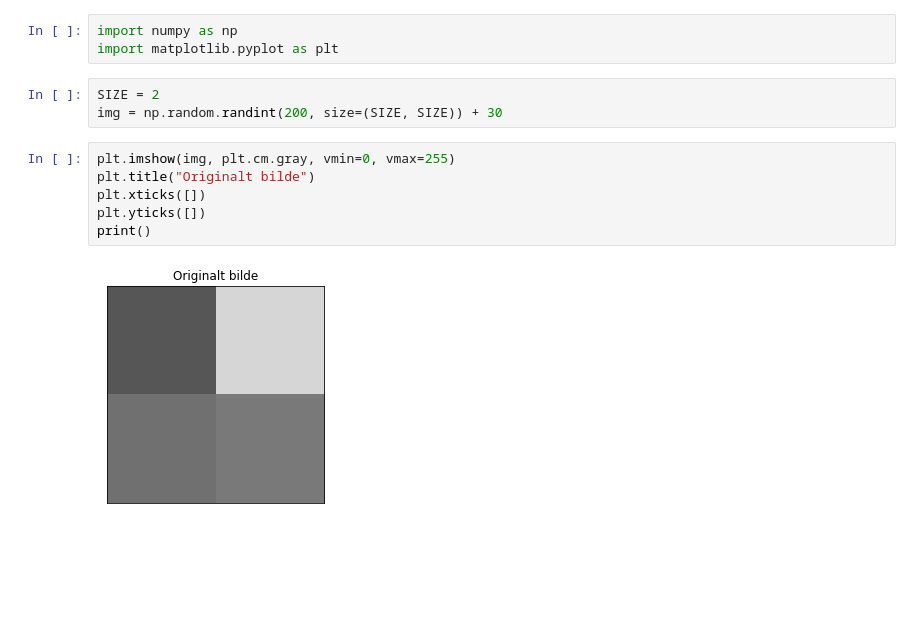
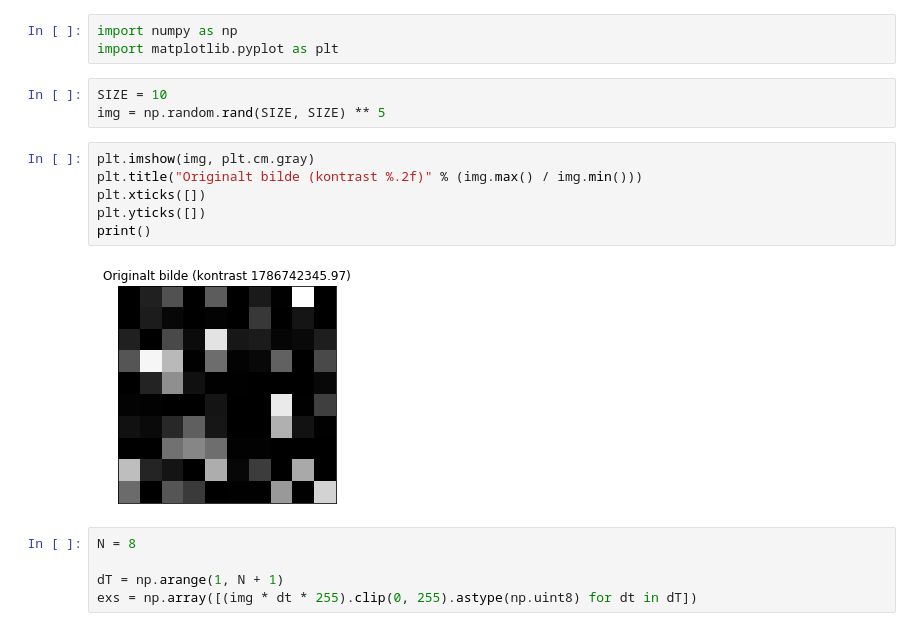
Before and after one commit to barskern/hdrie, a Jupyter notebook: notebooks/debevec_maliks.ipynb, the cells around one changed output. Drawn from its saved outputs; the diff is of its cells as text; blank space fills up the shorter version.

```diff
--- a/notebooks/debevec_maliks.ipynb
+++ b/notebooks/debevec_maliks.ipynb
@@ -2,14 +2,19 @@
 import numpy as np
 import matplotlib.pyplot as plt
 # %%
-SIZE = 2
-img = np.random.randint(200, size=(SIZE, SIZE)) + 30
+SIZE = 10
+img = np.random.rand(SIZE, SIZE) ** 5
 # %%
-plt.imshow(img, plt.cm.gray, vmin=0, vmax=255)
-plt.title("Originalt bilde")
+plt.imshow(img, plt.cm.gray)
+plt.title("Originalt bilde (kontrast %.2f)" % (img.max() / img.min()))
 plt.xticks([])
 plt.yticks([])
 print()
 # %% [output]
-[figure, old version]
+[figure, new version]
+# %%
+N = 8
+
+dT = np.arange(1, N + 1)
+exs = np.array([(img * dt * 255).clip(0, 255).astype(np.uint8) for dt in dT])
 # %%
```
Also changed, not shown: parts of 7 cells of this notebook, 4 other files.
